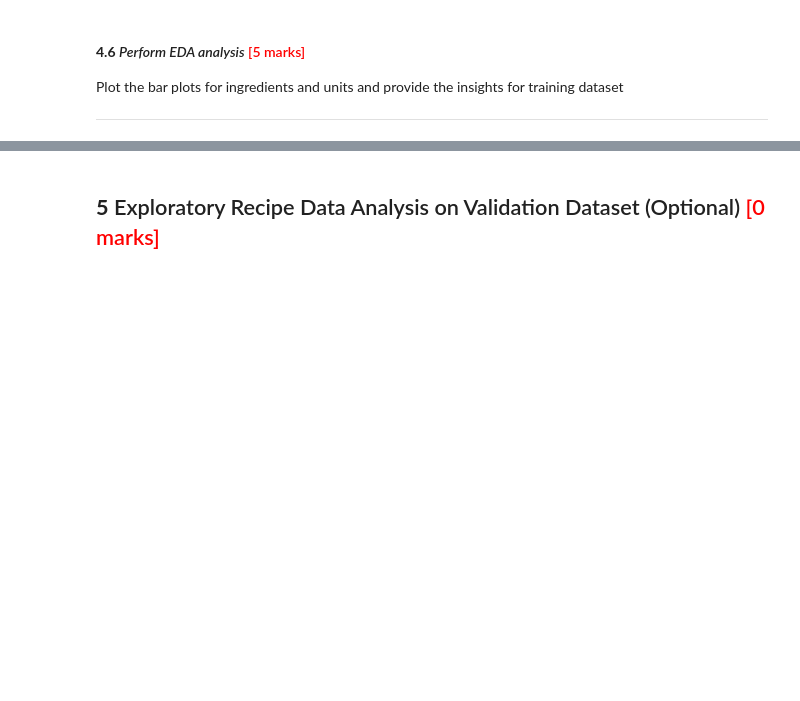
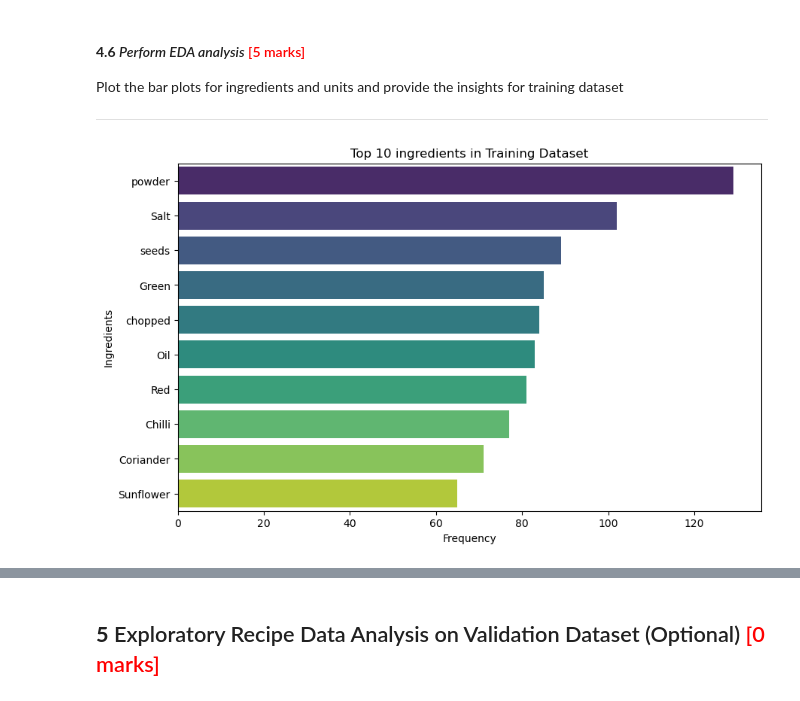
Before and after one commit to rajiv2607/Identifying-Key-Entities-in-Recipe-Data, a Jupyter notebook: Identifying_Key_Entities_Recipe_Data_Starter.ipynb, the cells around one changed output, grey strips where cells are left out. Cells and saved outputs as stored; diff of their text form; code cells hidden in the pictures; blank space fills up the shorter version.

```diff
--- a/Identifying_Key_Entities_Recipe_Data_Starter.ipynb
+++ b/Identifying_Key_Entities_Recipe_Data_Starter.ipynb
@@ -369,5 +510,8 @@ Plot the bar plots for ingredients and units and provide the insights for traini
 ---
 # %%
 # plot the top frequent ingredients in training data
+plot_top_items(top_ingredients, 'ingredients', 'Training')
+# %% [output]
+[figure, added]
 # %%
 # plot the top frequent units in training data
```
Also changed, not shown: parts of 15 cells of this notebook.
